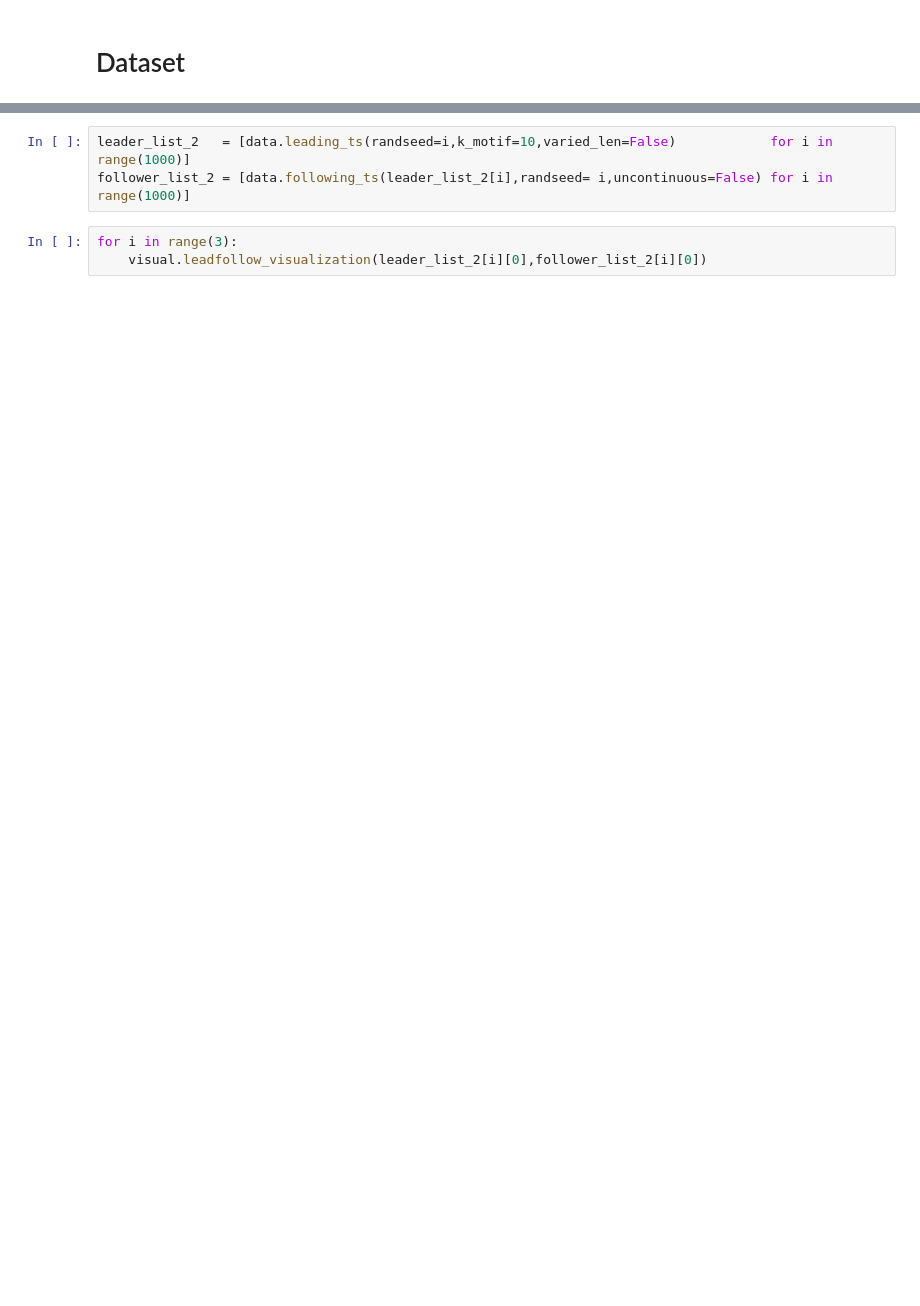
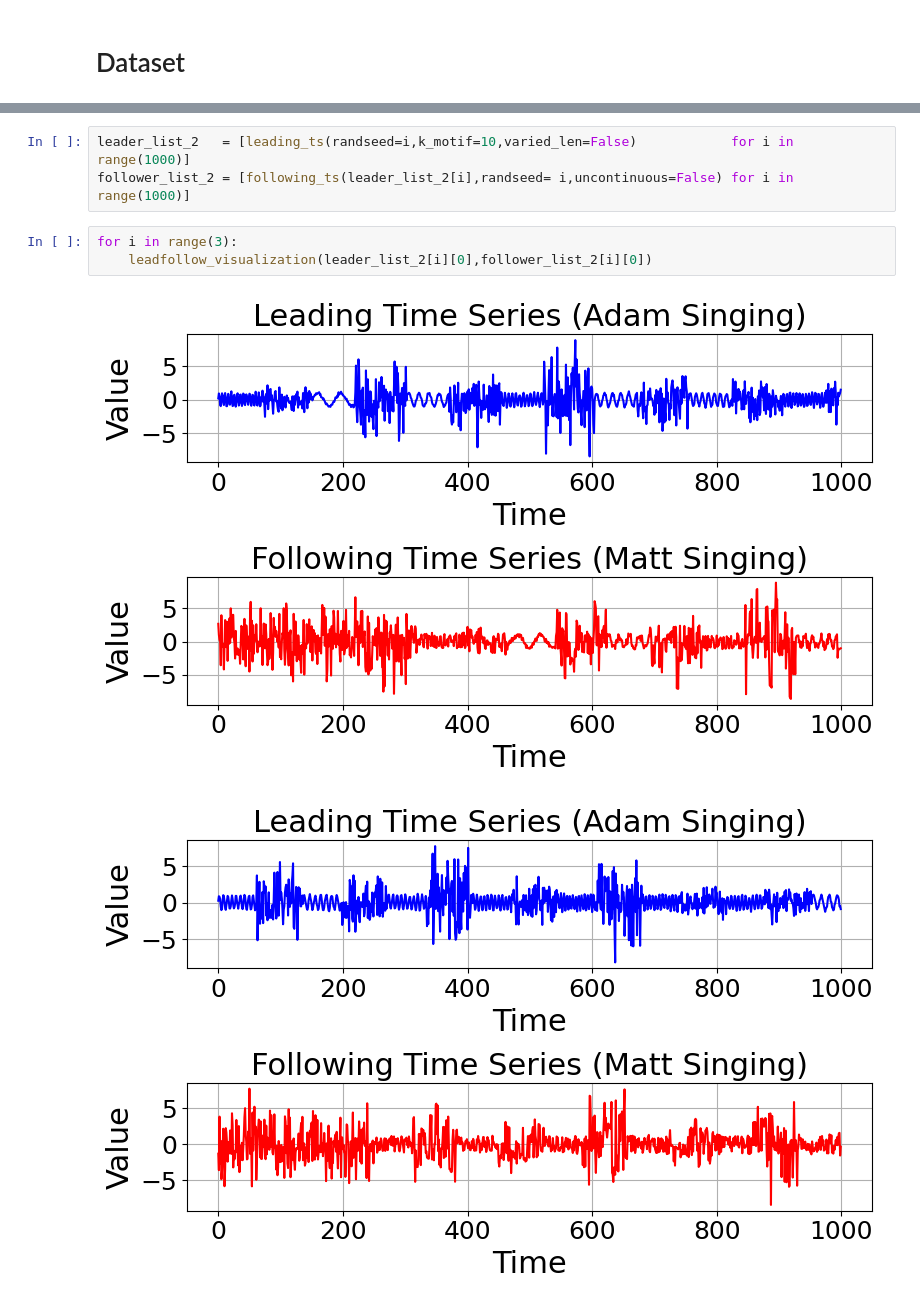
Before and after one commit to hughnaaek/Following-Motif-Relation, a Jupyter notebook: python/exp/synthetic_data_exp.ipynb, the cells around one changed output, grey strips where cells are left out. Cells and saved outputs as stored; diff of their text form; blank space fills up the shorter version.

```diff
--- a/python/exp/synthetic_data_exp.ipynb
+++ b/python/exp/synthetic_data_exp.ipynb
@@ -31,6 +41,9 @@ for i in range(3):
 # %%
-leader_list_2   = [data.leading_ts(randseed=i,k_motif=10,varied_len=False)            for i in range(1000)]
-follower_list_2 = [data.following_ts(leader_list_2[i],randseed= i,uncontinuous=False) for i in range(1000)]
+leader_list_2   = [leading_ts(randseed=i,k_motif=10,varied_len=False)            for i in range(1000)]
+follower_list_2 = [following_ts(leader_list_2[i],randseed= i,uncontinuous=False) for i in range(1000)]
 # %%
 for i in range(3):
-    visual.leadfollow_visualization(leader_list_2[i][0],follower_list_2[i][0])
+    leadfollow_visualization(leader_list_2[i][0],follower_list_2[i][0])
+# %% [output]
+[figure, added]
+[figure, added]
```
Also changed, not shown: parts of 32 cells of this notebook, 13 other files.
